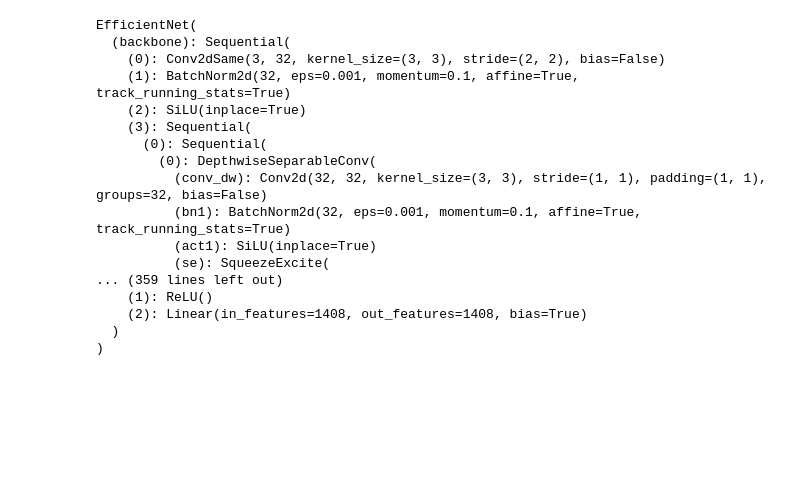
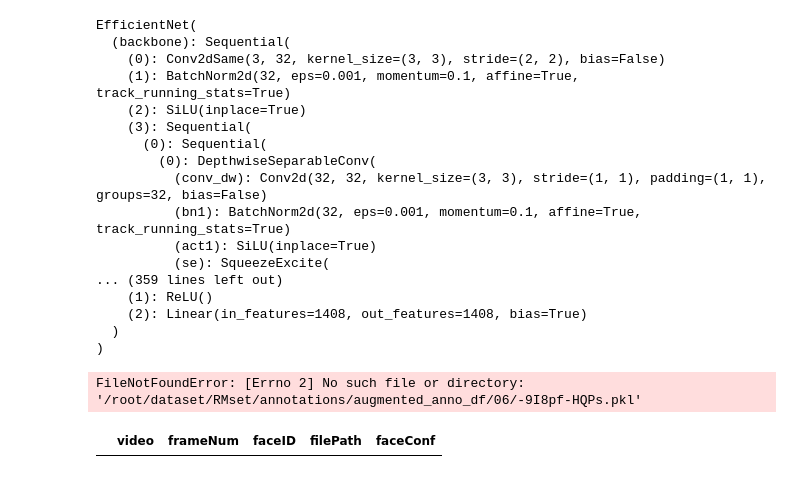
Before and after one commit to yunseongcho/RMFER, a Jupyter notebook: 실험실.ipynb, the cells around one changed output. Drawn from its saved outputs; the diff is of its cells as text; code cells hidden in the pictures; blank space fills up the shorter version.

```diff
--- a/실험실.ipynb
+++ b/실험실.ipynb
@@ -230,0 +233,8 @@ with torch.no_grad():
+# %%
+df = pd.read_pickle('/root/dataset/RMset/annotations/augmented_anno_df/06/remain00_-9I8pf-HQPs.pkl')
+# %% [output]
+FileNotFoundError: [Errno 2] No such file or directory: '/root/dataset/RMset/annotations/augmented_anno_df/06/-9I8pf-HQPs.pkl'
+# %%
+df
+# %% [output]
+|  | video | frameNum | faceID | filePath | faceConf |
```
Also changed, not shown: parts of 2 cells of this notebook, 6 other files.
